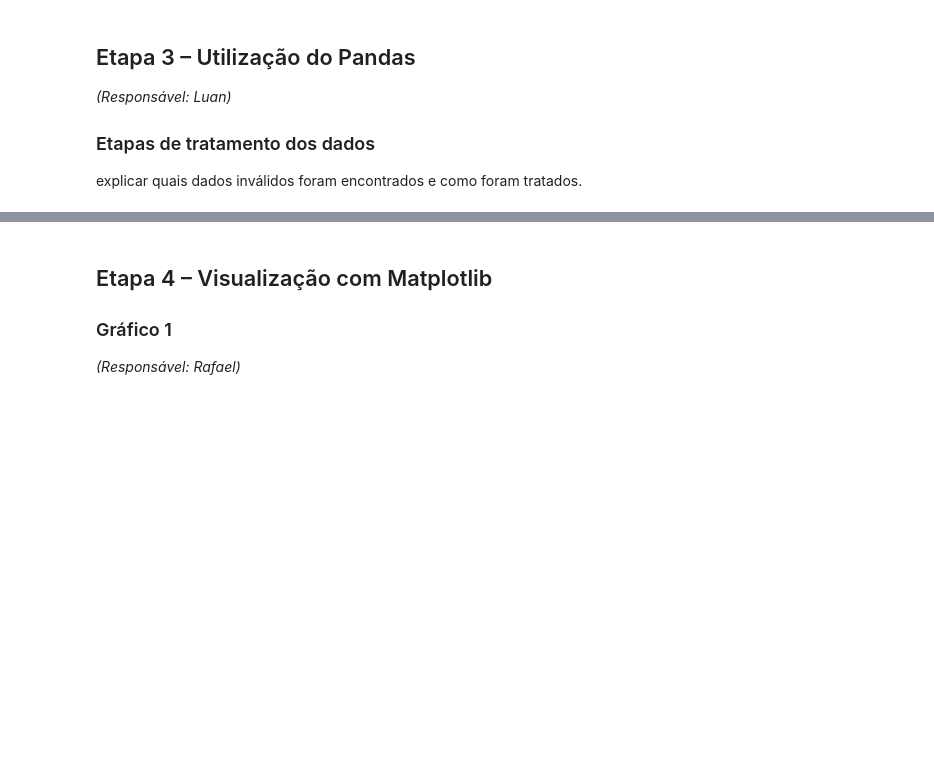
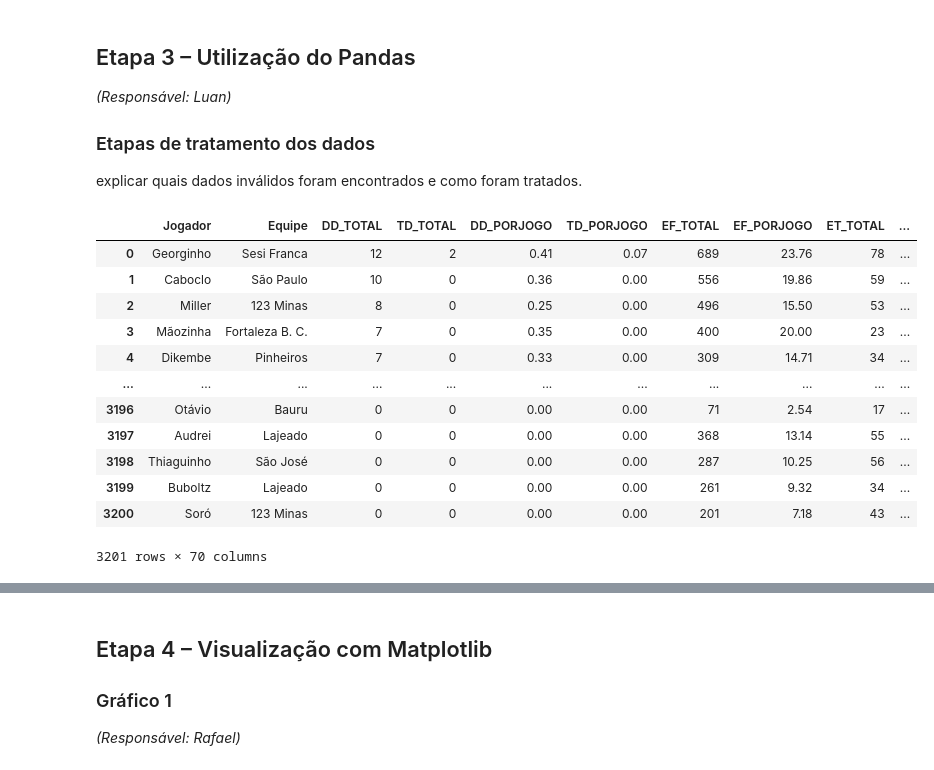
Before and after one commit to Rafa516/projeto-IPCC-IFSP, a Jupyter notebook: trabalho.ipynb, the cells around one changed output, grey strips where cells are left out. Drawn from its saved outputs; the diff is of its cells as text; code cells hidden in the pictures; blank space fills up the shorter version.

```diff
--- a/trabalho.ipynb
+++ b/trabalho.ipynb
@@ -408,4 +414,21 @@ explicar quais dados inválidos foram encontrados e como foram tratados.
 # %%
 # criação/importação do DataFrame, seleção de linhas e colunas
+
+df =  pd.read_csv(caminho)
+df
+# %% [output]
+|  | Jogador | Equipe | DD_TOTAL | TD_TOTAL | DD_PORJOGO | TD_PORJOGO | EF_TOTAL | EF_PORJOGO | ET_TOTAL | ... |
+| 0 | Georginho | Sesi Franca | 12 | 2 | 0.41 | 0.07 | 689 | 23.76 | 78 | ... |
+| 1 | Caboclo | São Paulo | 10 | 0 | 0.36 | 0.00 | 556 | 19.86 | 59 | ... |
+| 2 | Miller | 123 Minas | 8 | 0 | 0.25 | 0.00 | 496 | 15.50 | 53 | ... |
+| 3 | Mãozinha | Fortaleza B. C. | 7 | 0 | 0.35 | 0.00 | 400 | 20.00 | 23 | ... |
+| 4 | Dikembe | Pinheiros | 7 | 0 | 0.33 | 0.00 | 309 | 14.71 | 34 | ... |
+| ... | ... | ... | ... | ... | ... | ... | ... | ... | ... | ... |
+| 3196 | Otávio | Bauru | 0 | 0 | 0.00 | 0.00 | 71 | 2.54 | 17 | ... |
+| 3197 | Audrei | Lajeado | 0 | 0 | 0.00 | 0.00 | 368 | 13.14 | 55 | ... |
+| 3198 | Thiaguinho | São José | 0 | 0 | 0.00 | 0.00 | 287 | 10.25 | 56 | ... |
+| 3199 | Buboltz | Lajeado | 0 | 0 | 0.00 | 0.00 | 261 | 9.32 | 34 | ... |
+| 3200 | Soró | 123 Minas | 0 | 0 | 0.00 | 0.00 | 201 | 7.18 | 43 | ... |
+3201 rows × 70 columns
 # %%
 # identificação e tratamento/remoção de dados ausentes ou inválidos
```
Also changed, not shown: parts of 13 cells of this notebook.
